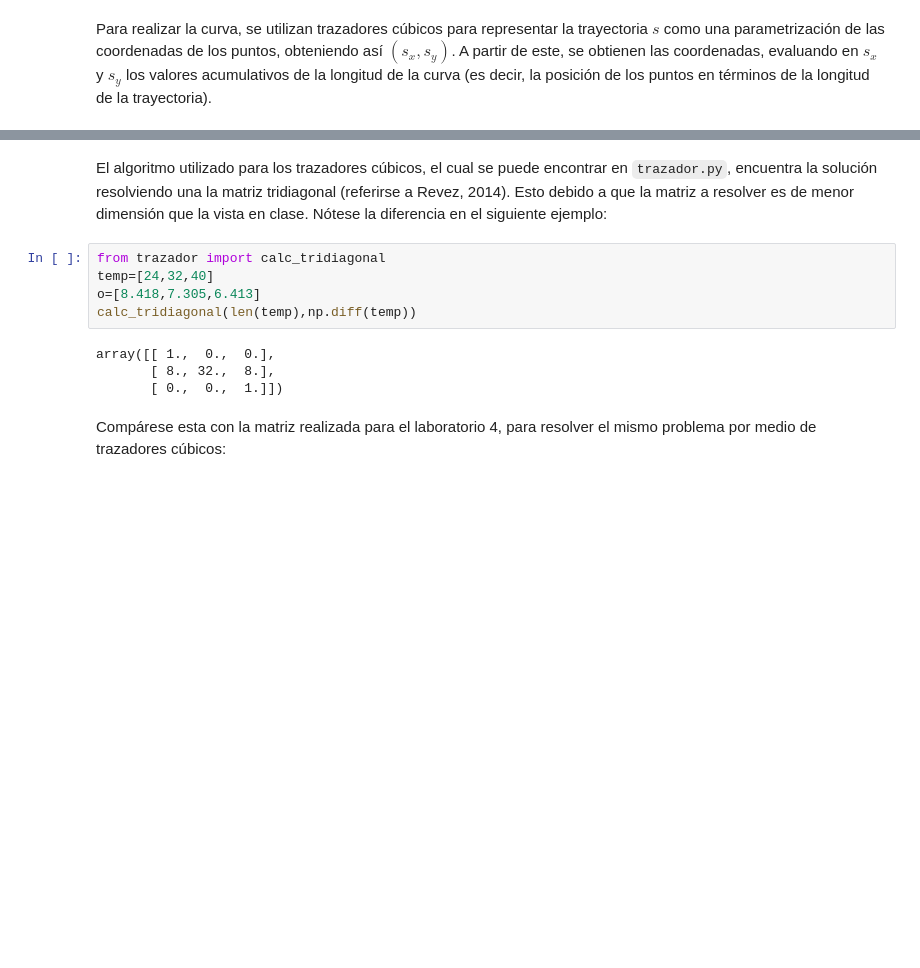
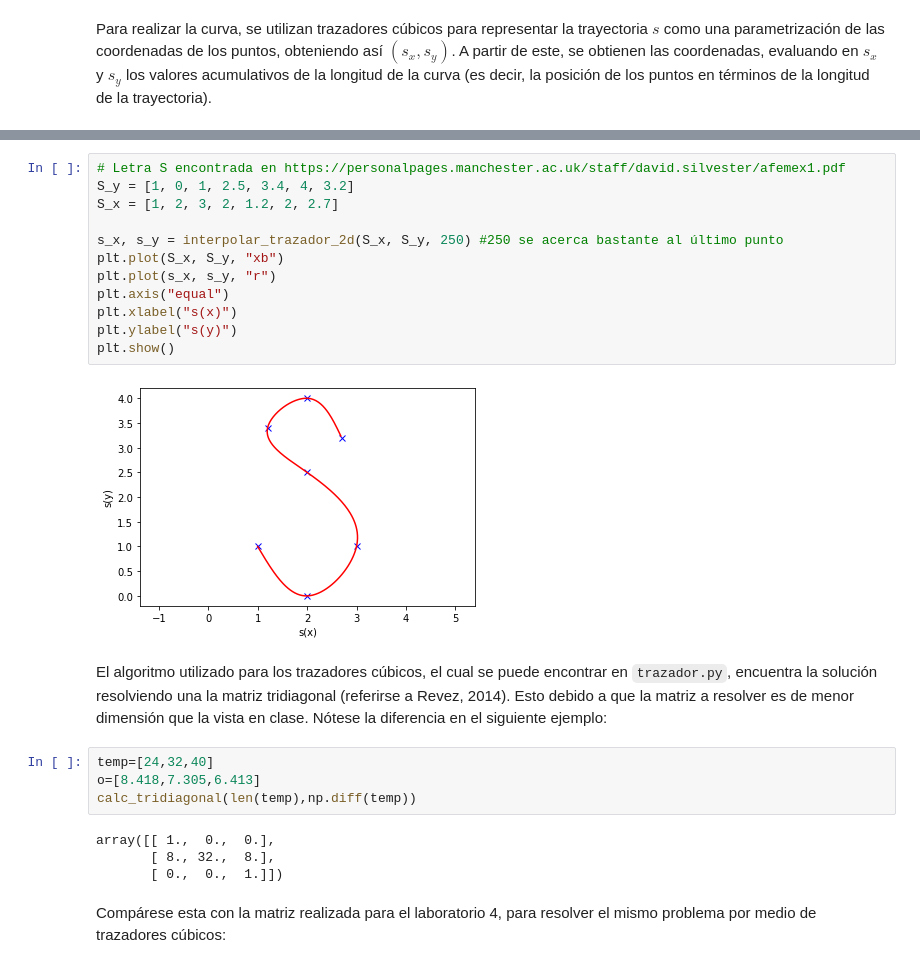
Before and after one commit to LorenaGBeltran/MicroProyecto_2Metodos, a Jupyter notebook: MP2.ipynb, the cells around one changed output, grey strips where cells are left out. Drawn from its saved outputs; the diff is of its cells as text; blank space fills up the shorter version.

````diff
--- a/MP2.ipynb
+++ b/MP2.ipynb
@@ -28,7 +71,20 @@ plt.show()
+# %%
+# Letra S encontrada en https://personalpages.manchester.ac.uk/staff/david.silvester/afemex1.pdf
+S_y = [1, 0, 1, 2.5, 3.4, 4, 3.2]
+S_x = [1, 2, 3, 2, 1.2, 2, 2.7]
+
+s_x, s_y = interpolar_trazador_2d(S_x, S_y, 250) #250 se acerca bastante al último punto
+plt.plot(S_x, S_y, "xb")
+plt.plot(s_x, s_y, "r")
+plt.axis("equal")
+plt.xlabel("s(x)")
+plt.ylabel("s(y)")
+plt.show()
+# %% [output]
+[figure, added]
 # %% [markdown]
 El algoritmo utilizado para los trazadores cúbicos, el cual se puede encontrar en ```trazador.py```, encuentra la solución resolviendo una la matriz tridiagonal (referirse a Revez, 2014). Esto debido a que la matriz a resolver es de menor dimensión que la vista en clase. Nótese la diferencia en el siguiente ejemplo:
 # %%
-from trazador import calc_tridiagonal
 temp=[24,32,40]
 o=[8.418,7.305,6.413]
 calc_tridiagonal(len(temp),np.diff(temp))
````
Also changed, not shown: parts of 6 cells of this notebook, 1 other file.
